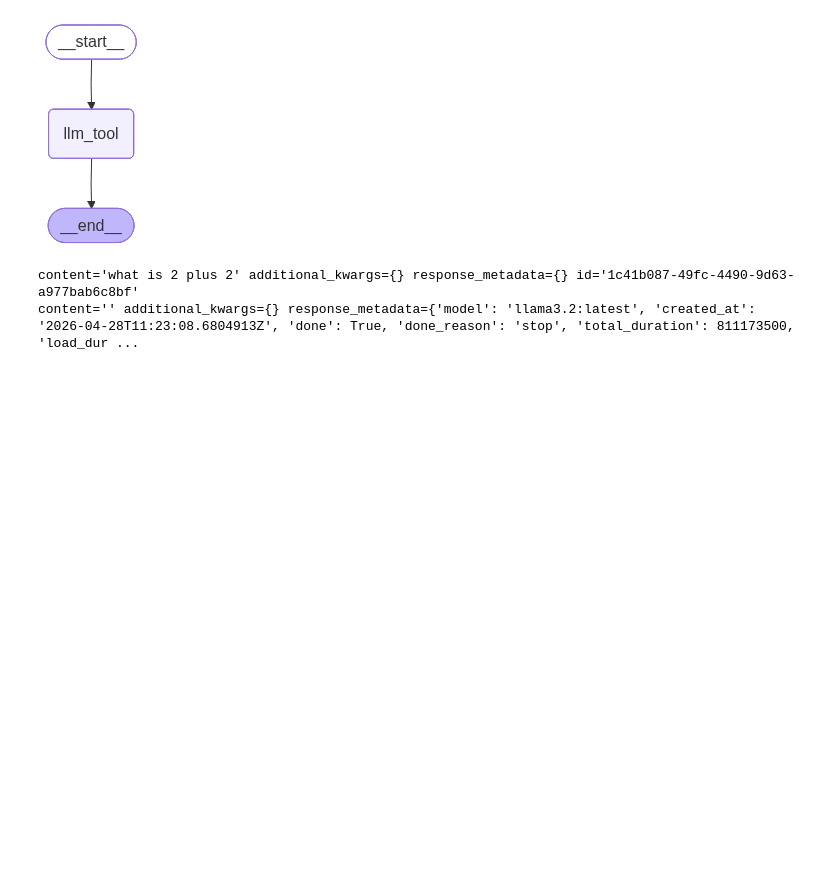
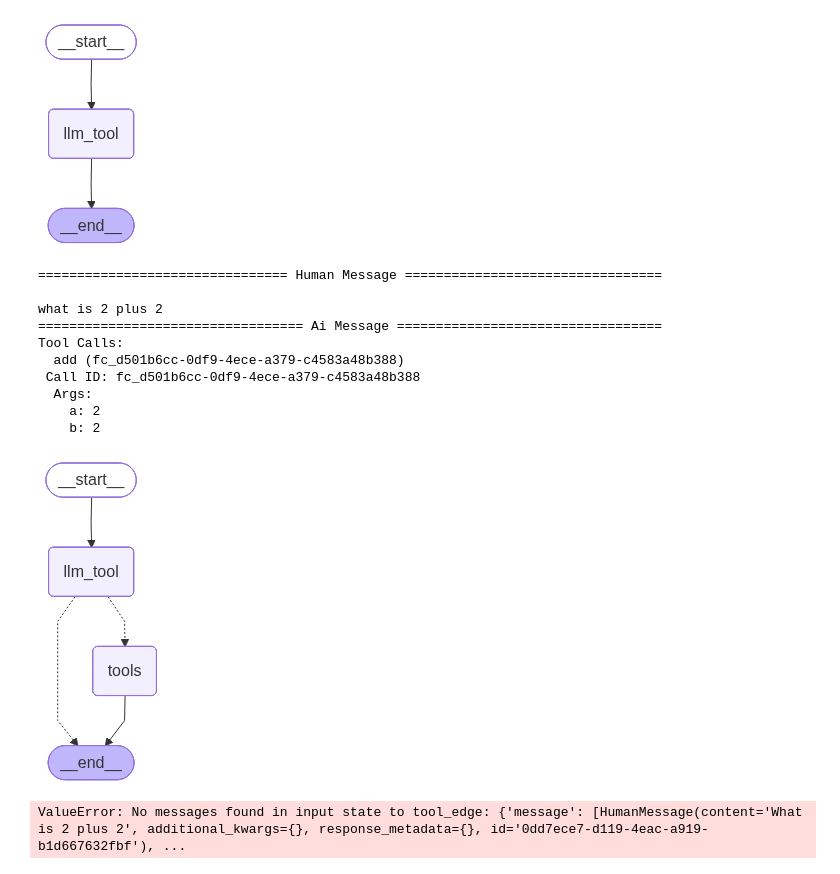
Before and after one commit to arnavbhatiamait/Agentic-Ai-and-Rag-Krish-naik, a Jupyter notebook: 14_Langgraph/5-Chains_using_Lnaggraph.ipynb, the cells around one changed output. Saved outputs shown, nothing was run; the diff lists cells and outputs as text; code cells hidden in the pictures; blank space fills up the shorter version.

Commit message:
completed tools integration with langgraph

```diff
--- a/14_Langgraph/5-Chains_using_Lnaggraph.ipynb
+++ b/14_Langgraph/5-Chains_using_Lnaggraph.ipynb
@@ -65,7 +65,11 @@ I want to learn python programming language
 
 We can use the sequence of message as input with the chatmodels using LLM's and OPENAI.
 # %%
-from langchain_ollama import  ChatOllama,OllamaEmbeddings
-llm=ChatOllama(model="llama3.2:latest")
+# from langchain_ollama import  ChatOllama,OllamaEmbeddings
+# llm=ChatOllama(model="llama3.2:latest")
+# from langchain_google_genai import ChatGoogleGenerativeAI
+# llm=ChatGoogleGenerativeAI(model="gemini-2.5-flash-lite")
+from langchain_groq import ChatGroq
+llm=ChatGroq(model="openai/gpt-oss-20b")
 llm.invoke("hi")
 # %% [output]
@@ -183,7 +184,43 @@ display(Image(final_graph.get_graph().draw_mermaid_png()))
 # ! invoke
 messages=final_graph.invoke({"message":"what is 2 plus 2"})
 for message in messages['message']:
-    print(message)
+    message.pretty_print()
 # %% [output]
-content='what is 2 plus 2' additional_kwargs={} response_metadata={} id='1c41b087-49fc-4490-9d63-a977bab6c8bf'
-content='' additional_kwargs={} response_metadata={'model': 'llama3.2:latest', 'created_at': '2026-04-28T11:23:08.6804913Z', 'done': True, 'done_reason': 'stop', 'total_duration': 811173500, 'load_dur ...
+================================ Human Message =================================
+
+what is 2 plus 2
+================================== Ai Message ==================================
+Tool Calls:
+  add (fc_d501b6cc-0df9-4ece-a379-c4583a48b388)
+ Call ID: fc_d501b6cc-0df9-4ece-a379-c4583a48b388
+  Args:
+    a: 2
+    b: 2
+# %%
+tools=[add]
+# %%
+from langgraph.prebuilt import ToolNode
+from langgraph.prebuilt import tools_condition
+
+builder=StateGraph(State)
+builder.add_node("llm_tool",llm_tool)
+
+builder.add_node("tools",ToolNode(tools))
+builder.add_edge(START,"llm_tool")
+builder.add_conditional_edges("llm_tool",tools_condition)
+builder.add_edge("tools",END)
+final_graph=builder.compile()
+display(Image(final_graph.get_graph().draw_mermaid_png()))
+# %% [output]
+[figure, added]
+# %%
+from langchain_core.messages import HumanMessage
+
+messages = final_graph.invoke({
+    "message": HumanMessage(content="What is 2 plus 2")
+})
+
+for msg in messages["message"]:
+    msg.pretty_print()
+# %% [output]
+ValueError: No messages found in input state to tool_edge: {'message': [HumanMessage(content='What is 2 plus 2', additional_kwargs={}, response_metadata={}, id='0dd7ece7-d119-4eac-a919-b1d667632fbf'), ...
```
Also changed, not shown: parts of 39 cells of this notebook.
